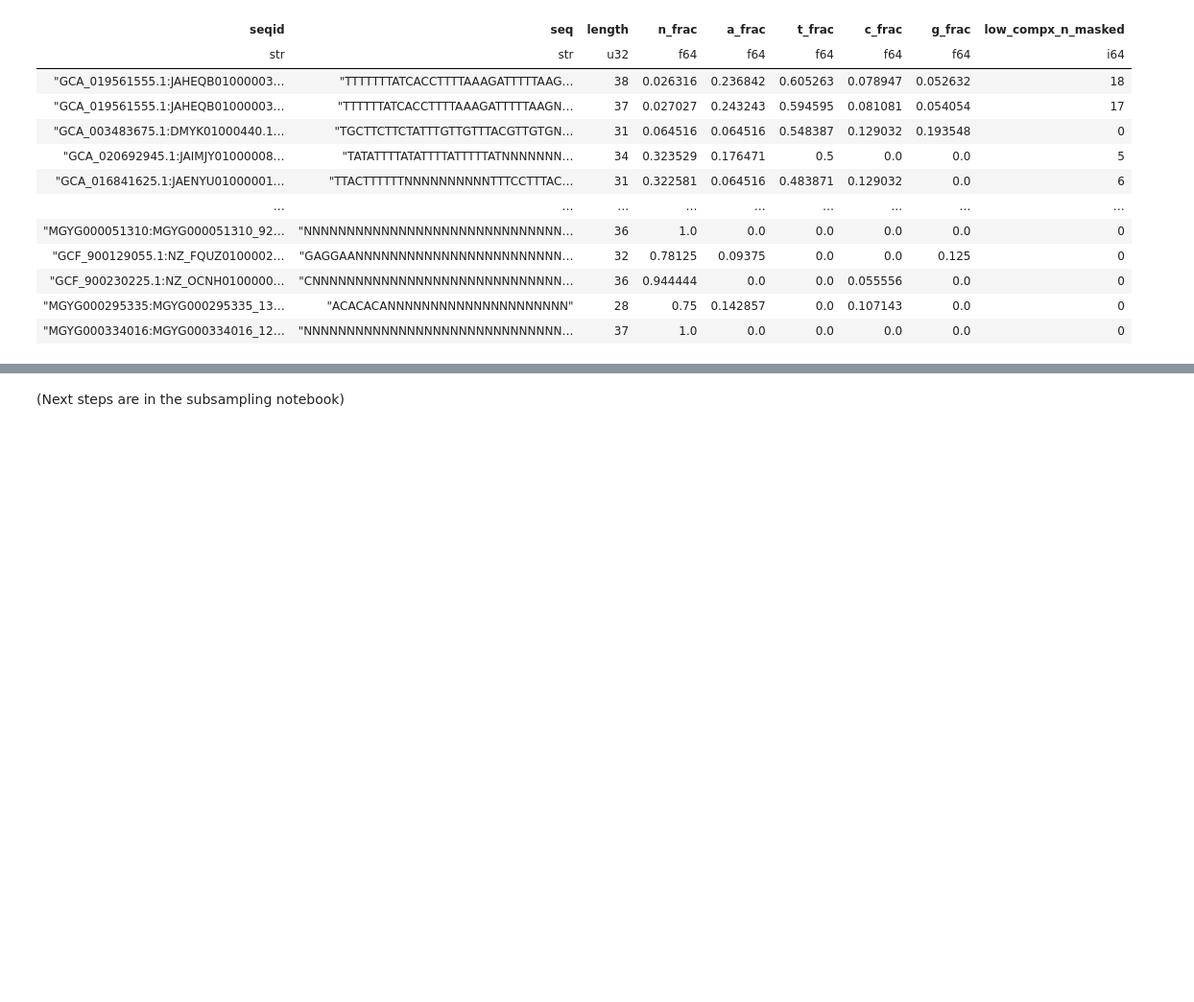
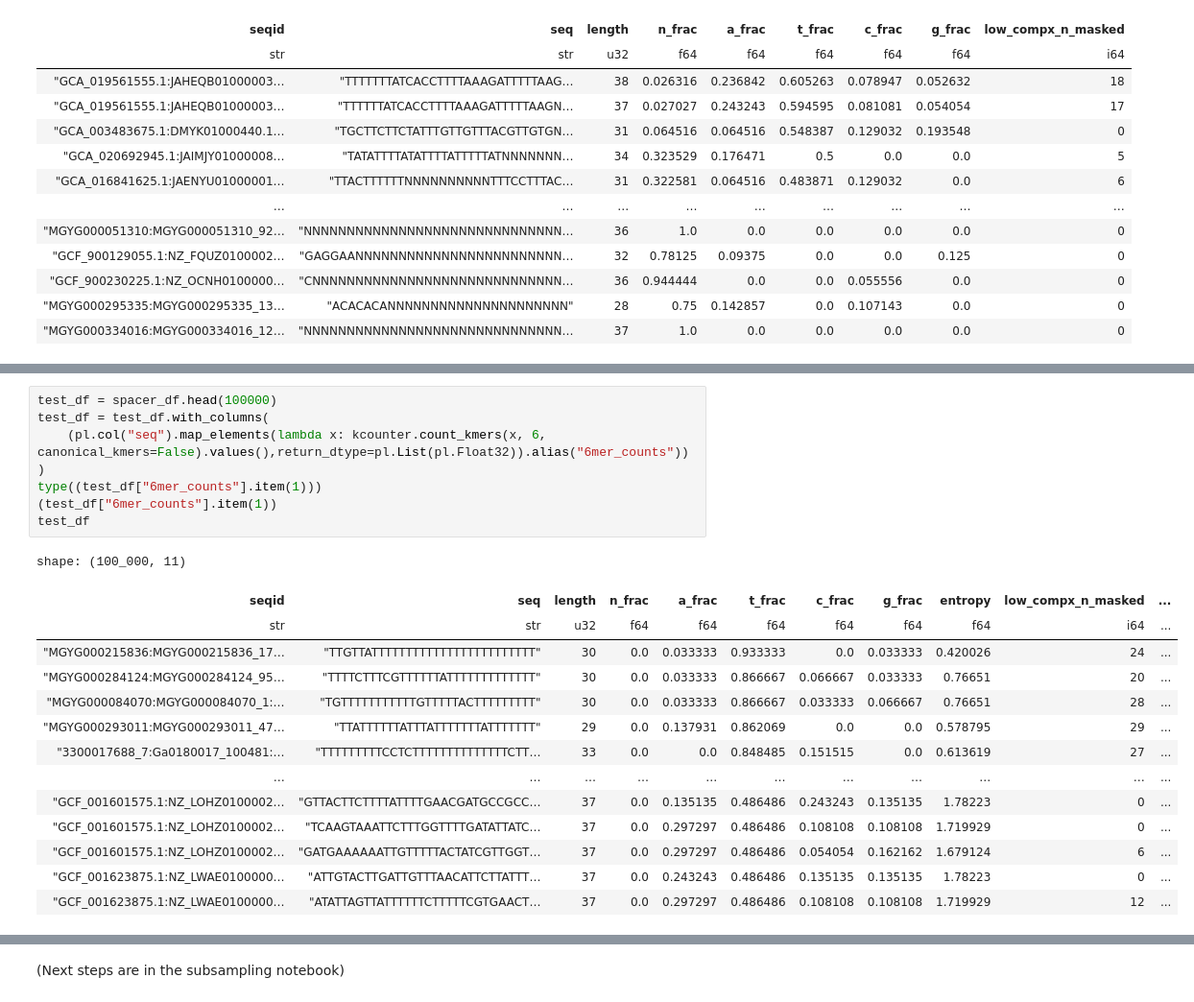
Before and after one commit to rickbeeloo/spacer_matching_bench, a Jupyter notebook: notebooks/fetch_real_data.ipynb, the cells around one changed output, grey strips where cells are left out. Shown at 96% size. Saved outputs shown, nothing was run; the diff lists cells and outputs as text; blank space fills up the shorter version.

```diff
--- a/notebooks/fetch_real_data.ipynb
+++ b/notebooks/fetch_real_data.ipynb
@@ -314,0 +532,23 @@ shape: (1_260, 9)
+# %%
+test_df = spacer_df.head(100000)
+test_df = test_df.with_columns(
+    (pl.col("seq").map_elements(lambda x: kcounter.count_kmers(x, 6, canonical_kmers=False).values(),return_dtype=pl.List(pl.Float32)).alias("6mer_counts"))
+)
+type((test_df["6mer_counts"].item(1)))
+(test_df["6mer_counts"].item(1))
+test_df
+# %% [output]
+shape: (100_000, 11)
+| seqid | seq | length | n_frac | a_frac | t_frac | c_frac | g_frac | entropy | low_compx_n_masked | ... |
+| str | str | u32 | f64 | f64 | f64 | f64 | f64 | f64 | i64 | ... |
+| "MGYG000215836:MGYG000215836_17… | "TTGTTATTTTTTTTTTTTTTTTTTTTTTTT" | 30 | 0.0 | 0.033333 | 0.933333 | 0.0 | 0.033333 | 0.420026 | 24 | ... |
+| "MGYG000284124:MGYG000284124_95… | "TTTTCTTTCGTTTTTTATTTTTTTTTTTTT" | 30 | 0.0 | 0.033333 | 0.866667 | 0.066667 | 0.033333 | 0.76651 | 20 | ... |
+| "MGYG000084070:MGYG000084070_1:… | "TGTTTTTTTTTTTGTTTTTACTTTTTTTTT" | 30 | 0.0 | 0.033333 | 0.866667 | 0.033333 | 0.066667 | 0.76651 | 28 | ... |
+| "MGYG000293011:MGYG000293011_47… | "TTATTTTTTATTTATTTTTTTATTTTTTT" | 29 | 0.0 | 0.137931 | 0.862069 | 0.0 | 0.0 | 0.578795 | 29 | ... |
+| "3300017688_7:Ga0180017_100481:… | "TTTTTTTTTCCTCTTTTTTTTTTTTTTCTT… | 33 | 0.0 | 0.0 | 0.848485 | 0.151515 | 0.0 | 0.613619 | 27 | ... |
+| … | … | … | … | … | … | … | … | … | … | ... |
+| "GCF_001601575.1:NZ_LOHZ0100002… | "GTTACTTCTTTTATTTTGAACGATGCCGCC… | 37 | 0.0 | 0.135135 | 0.486486 | 0.243243 | 0.135135 | 1.78223 | 0 | ... |
+| "GCF_001601575.1:NZ_LOHZ0100002… | "TCAAGTAAATTCTTTGGTTTTGATATTATC… | 37 | 0.0 | 0.297297 | 0.486486 | 0.108108 | 0.108108 | 1.719929 | 0 | ... |
+| "GCF_001601575.1:NZ_LOHZ0100002… | "GATGAAAAAATTGTTTTTACTATCGTTGGT… | 37 | 0.0 | 0.297297 | 0.486486 | 0.054054 | 0.162162 | 1.679124 | 6 | ... |
+| "GCF_001623875.1:NZ_LWAE0100000… | "ATTGTACTTGATTGTTTAACATTCTTATTT… | 37 | 0.0 | 0.243243 | 0.486486 | 0.135135 | 0.135135 | 1.78223 | 0 | ... |
+| "GCF_001623875.1:NZ_LWAE0100000… | "ATATTAGTTATTTTTTCTTTTTCGTGAACT… | 37 | 0.0 | 0.297297 | 0.486486 | 0.108108 | 0.108108 | 1.719929 | 12 | ... |
```
Also changed, not shown: parts of 17 cells of this notebook, 1 other file.
